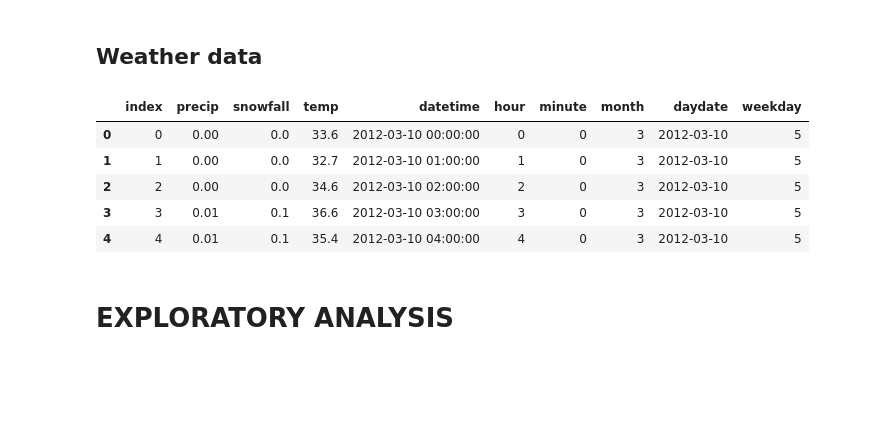
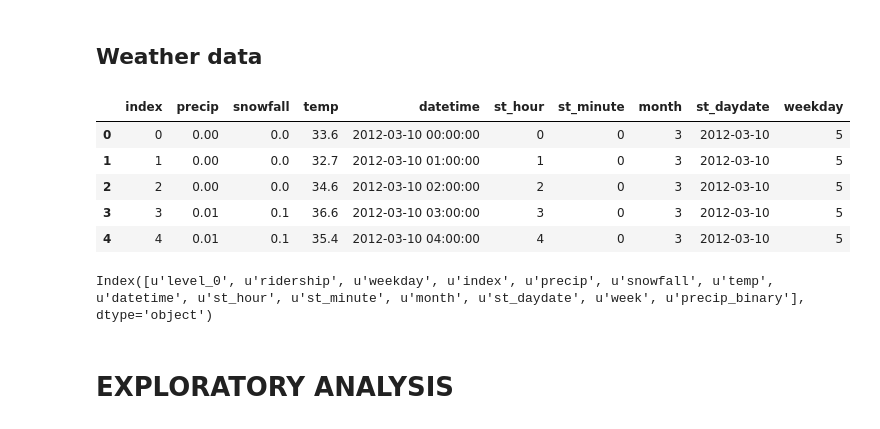
Before and after one commit to CS109Hubway/classp, a Jupyter notebook: Test_Hubway.ipynb, the cells around one changed output. Saved outputs shown, nothing was run; the diff lists cells and outputs as text; code cells hidden in the pictures; blank space fills up the shorter version.

```diff
--- a/Test_Hubway.ipynb
+++ b/Test_Hubway.ipynb
@@ -79,14 +79,19 @@ MLB.head()
 # %%
 #import weather data to weather dataframe
 weather = read_prep.weather('https://raw.githubusercontent.com/CS109Hubway/classp/master/data/weather.csv')
+weather.columns=['index','precip','snowfall','temp','datetime','st_hour','st_minute','month','st_daydate','weekday']
 weather.head()
 # %% [output]
-|  | index | precip | snowfall | temp | datetime | hour | minute | month | daydate | weekday |
+|  | index | precip | snowfall | temp | datetime | st_hour | st_minute | month | st_daydate | weekday |
 | 0 | 0 | 0.00 | 0.0 | 33.6 | 2012-03-10 00:00:00 | 0 | 0 | 3 | 2012-03-10 | 5 |
 | 1 | 1 | 0.00 | 0.0 | 32.7 | 2012-03-10 01:00:00 | 1 | 0 | 3 | 2012-03-10 | 5 |
 | 2 | 2 | 0.00 | 0.0 | 34.6 | 2012-03-10 02:00:00 | 2 | 0 | 3 | 2012-03-10 | 5 |
 | 3 | 3 | 0.01 | 0.1 | 36.6 | 2012-03-10 03:00:00 | 3 | 0 | 3 | 2012-03-10 | 5 |
 | 4 | 4 | 0.01 | 0.1 | 35.4 | 2012-03-10 04:00:00 | 4 | 0 | 3 | 2012-03-10 | 5 |
+# %%
+trip_weather.columns
+# %% [output]
+Index([u'level_0', u'ridership', u'weekday', u'index', u'precip', u'snowfall', u'temp', u'datetime', u'st_hour', u'st_minute', u'month', u'st_daydate', u'week', u'precip_binary'], dtype='object')
 # %% [markdown]
 # EXPLORATORY ANALYSIS
 # %% [markdown]
```
Also changed, not shown: parts of 8 cells of this notebook.
